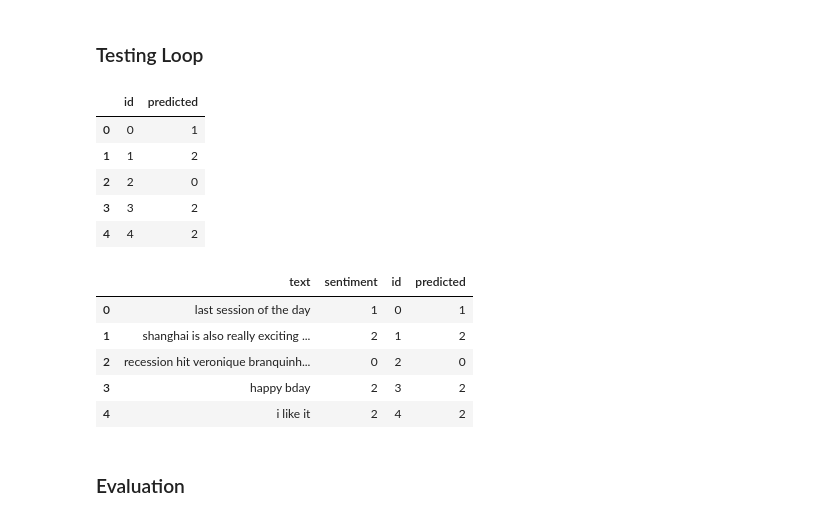
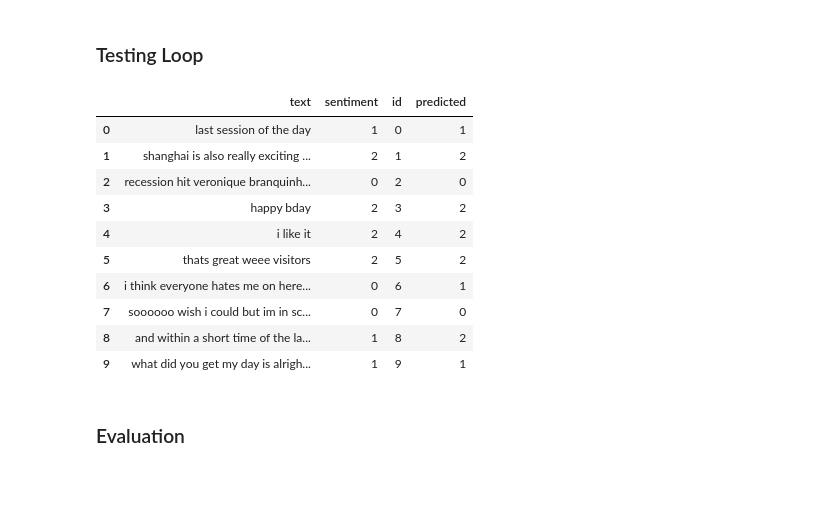
Before and after one commit to ProfessionalSalmon/Tweet-Sentiment-Analysis, a Jupyter notebook: notebook/tweet.ipynb, the cells around one changed output. Drawn from its saved outputs; the diff is of its cells as text; code cells hidden in the pictures; blank space fills up the shorter version.

```diff
--- a/notebook/tweet.ipynb
+++ b/notebook/tweet.ipynb
@@ -351,24 +353,20 @@ with torch.no_grad(), open('predictions.csv', 'w', newline='') as csvfile:
 # %%
 test_pred = pd.read_csv('/content/predictions.csv')
-# %%
-test_pred.head()
-# %% [output]
-|  | id | predicted |
-| 0 | 0 | 1 |
-| 1 | 1 | 2 |
-| 2 | 2 | 0 |
-| 3 | 3 | 2 |
-| 4 | 4 | 2 |
 # %%
 test_results = pd.concat([test_df.reset_index(drop=True), test_pred], axis=1)
-test_results.head()
+test_results.head(10)
 # %% [output]
 |  | text | sentiment | id | predicted |
 | 0 | last session of the day | 1 | 0 | 1 |
 | 1 | shanghai is also really exciting ... | 2 | 1 | 2 |
 | 2 | recession hit veronique branquinh... | 0 | 2 | 0 |
 | 3 | happy bday | 2 | 3 | 2 |
 | 4 | i like it | 2 | 4 | 2 |
+| 5 | thats great weee visitors | 2 | 5 | 2 |
+| 6 | i think everyone hates me on here... | 0 | 6 | 1 |
+| 7 | soooooo wish i could but im in sc... | 0 | 7 | 0 |
+| 8 | and within a short time of the la... | 1 | 8 | 2 |
+| 9 | what did you get my day is alrigh... | 1 | 9 | 1 |
 # %% [markdown]
 ### Evaluation
 # %%
```
Also changed, not shown: parts of 8 cells of this notebook.
